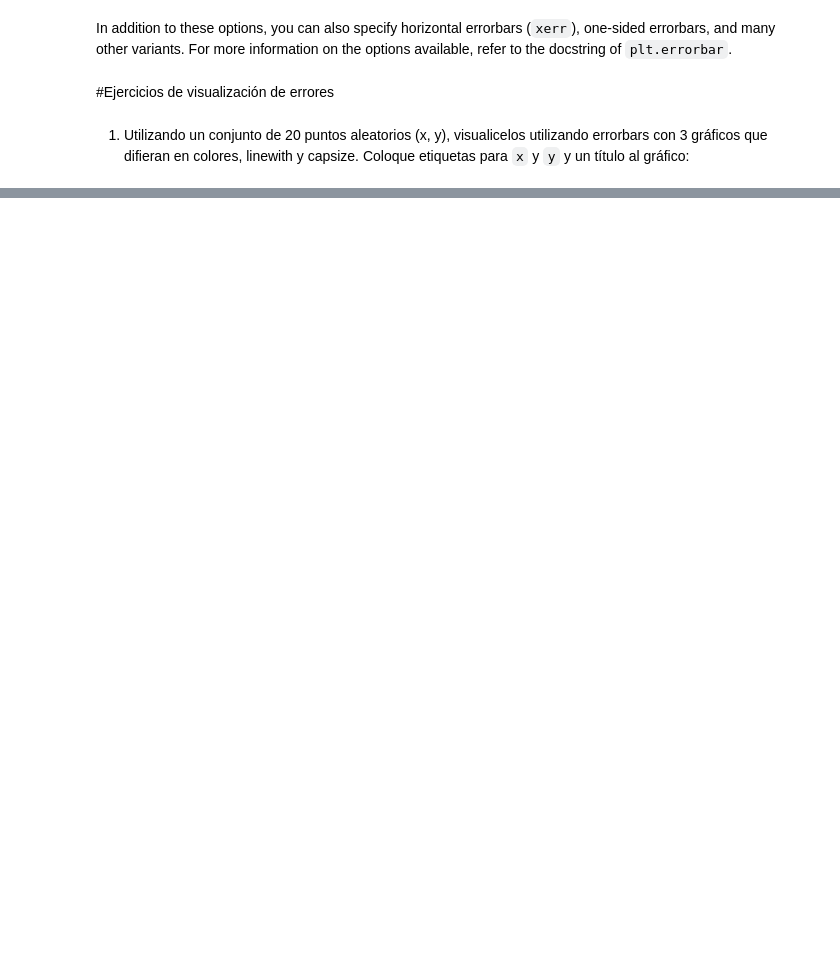
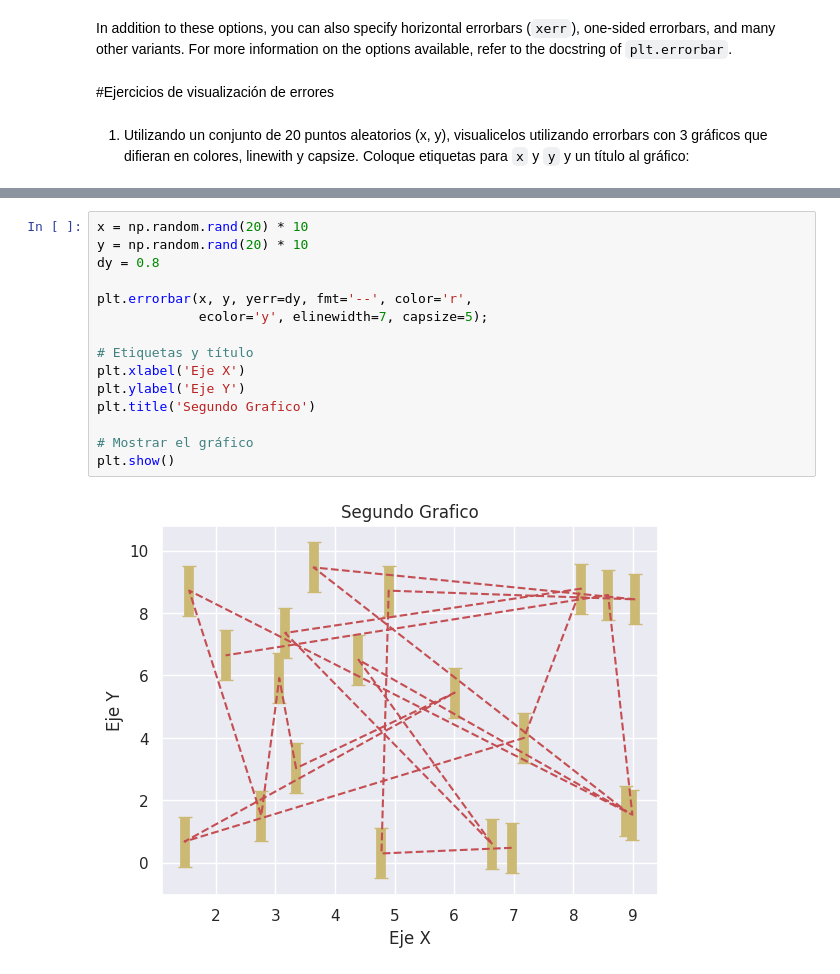
Before and after one commit to davidmelendeza/CI-0163_LaboratoriosCompartidos, a Jupyter notebook: Lab2/Errorbars.ipynb, the cells around one changed output, grey strips where cells are left out. Saved outputs shown, nothing was run; the diff lists cells and outputs as text; blank space fills up the shorter version.

```diff
--- a/Lab2/Errorbars.ipynb
+++ b/Lab2/Errorbars.ipynb
@@ -47,0 +69,17 @@ For more information on the options available, refer to the docstring of ``plt.e
+# %%
+x = np.random.rand(20) * 10
+y = np.random.rand(20) * 10
+dy = 0.8
+
+plt.errorbar(x, y, yerr=dy, fmt='--', color='r',
+             ecolor='y', elinewidth=7, capsize=5);
+
+# Etiquetas y título
+plt.xlabel('Eje X')
+plt.ylabel('Eje Y')
+plt.title('Segundo Grafico')
+
+# Mostrar el gráfico
+plt.show()
+# %% [output]
+[figure, added]
```
Also changed, not shown: parts of 4 cells of this notebook.
